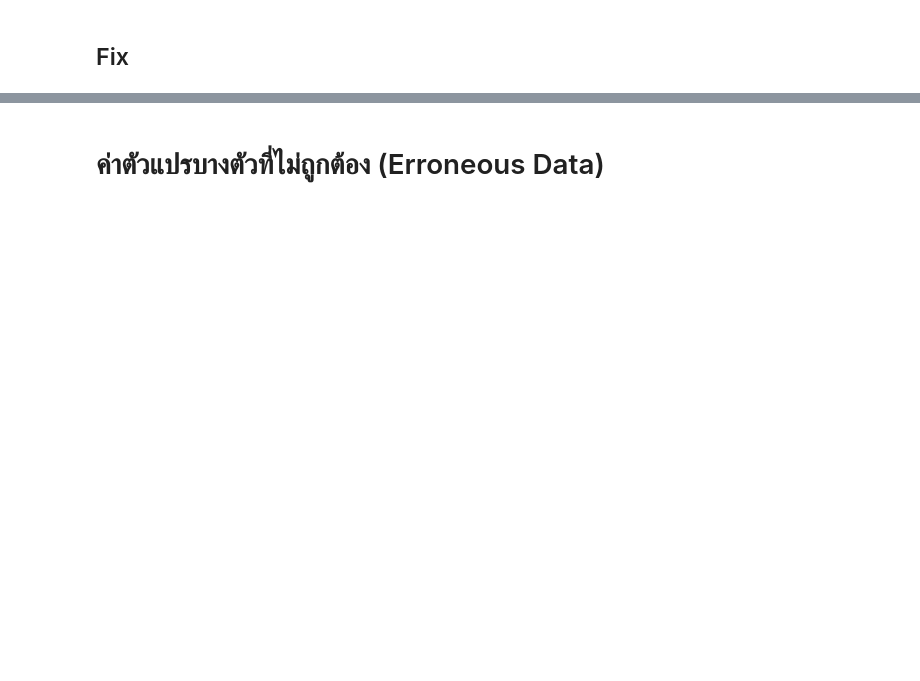
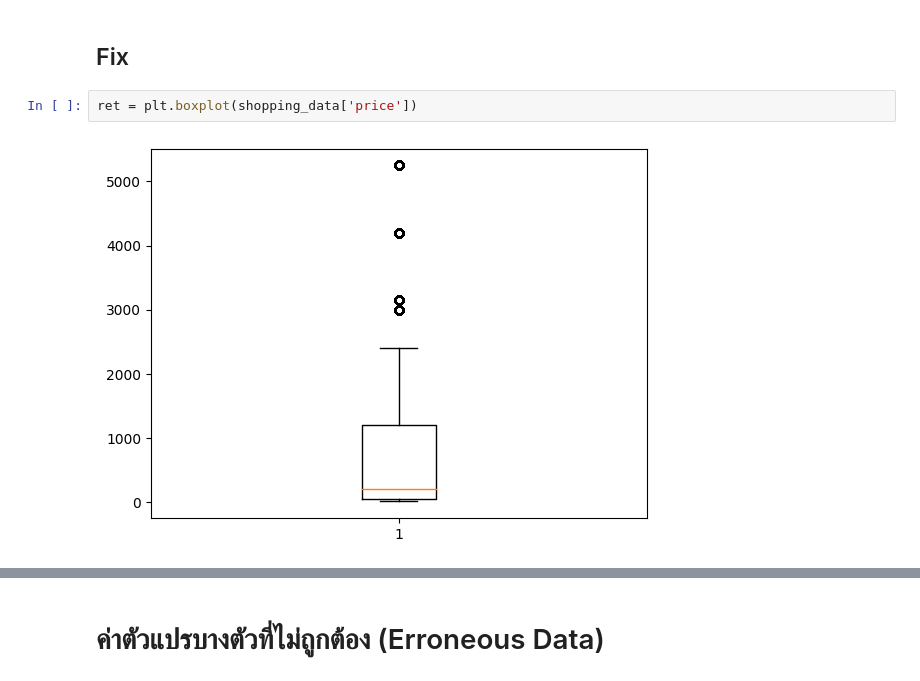
Before and after one commit to Thitiphorn267-3/BSC_DPDM23, a Jupyter notebook: Data_Preprocessing.ipynb, the cells around one changed output, grey strips where cells are left out. Drawn from its saved outputs; the diff is of its cells as text; blank space fills up the shorter version.

```diff
--- a/Data_Preprocessing.ipynb
+++ b/Data_Preprocessing.ipynb
@@ -169,2 +404,6 @@ nem_shopping_data_fillcloth = nem_shopping_data
 # %% [markdown]
 ## Fix
+# %%
+ret = plt.boxplot(shopping_data['price'])
+# %% [output]
+[figure, added]
```
Also changed, not shown: parts of 71 cells of this notebook.
